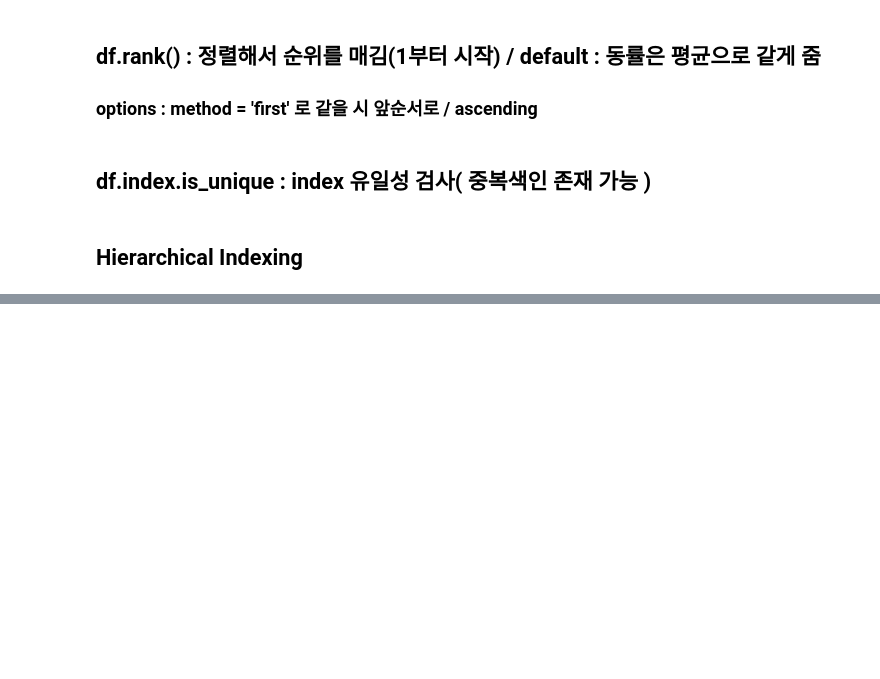
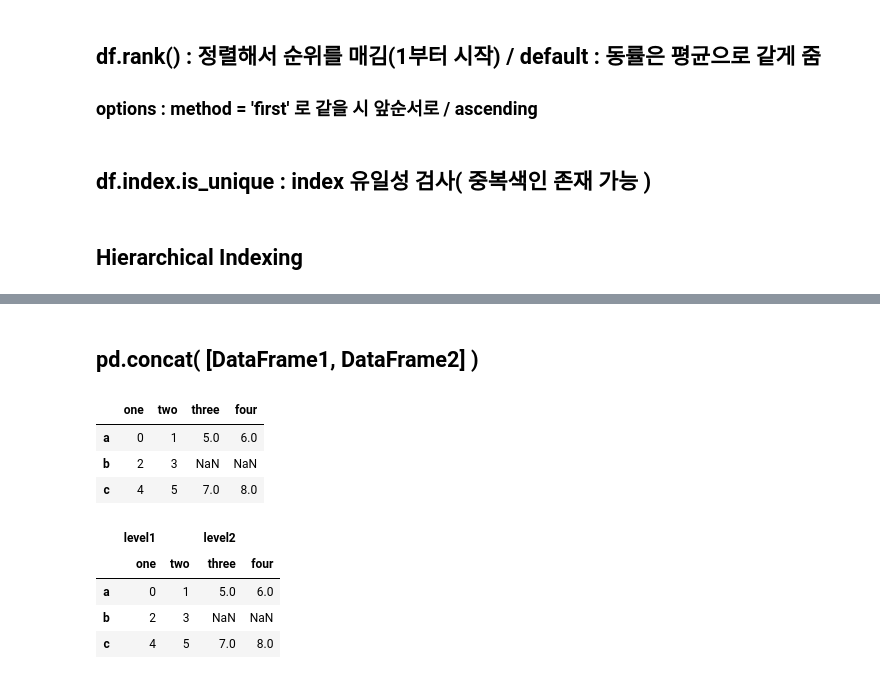
Before and after one commit to DongsuShin322/note_taking, a Jupyter notebook: Oracle_data_analysis.ipynb, the cells around one changed output, grey strips where cells are left out. Drawn from its saved outputs; the diff is of its cells as text; code cells hidden in the pictures; blank space fills up the shorter version.

```diff
--- a/Oracle_data_analysis.ipynb
+++ b/Oracle_data_analysis.ipynb
@@ -351,0 +444,17 @@ frame.swaplevel('key1','key2') # index 순서 변경
+# %% [markdown]
+## pd.concat( [DataFrame1, DataFrame2]  )
+# %%
+pd.concat([df1, df2], axis=1)
+# %% [output]
+|  | one | two | three | four |
+| a | 0 | 1 | 5.0 | 6.0 |
+| b | 2 | 3 | NaN | NaN |
+| c | 4 | 5 | 7.0 | 8.0 |
+# %%
+pd.concat([df1, df2], axis=1, keys=['level1','level2']) # keys 갯수 = df 갯수!!
+# %% [output]
+|  | level1 |  | level2 |  |
+|  | one | two | three | four |
+| a | 0 | 1 | 5.0 | 6.0 |
+| b | 2 | 3 | NaN | NaN |
+| c | 4 | 5 | 7.0 | 8.0 |
```
Also changed, not shown: parts of 22 cells of this notebook.
